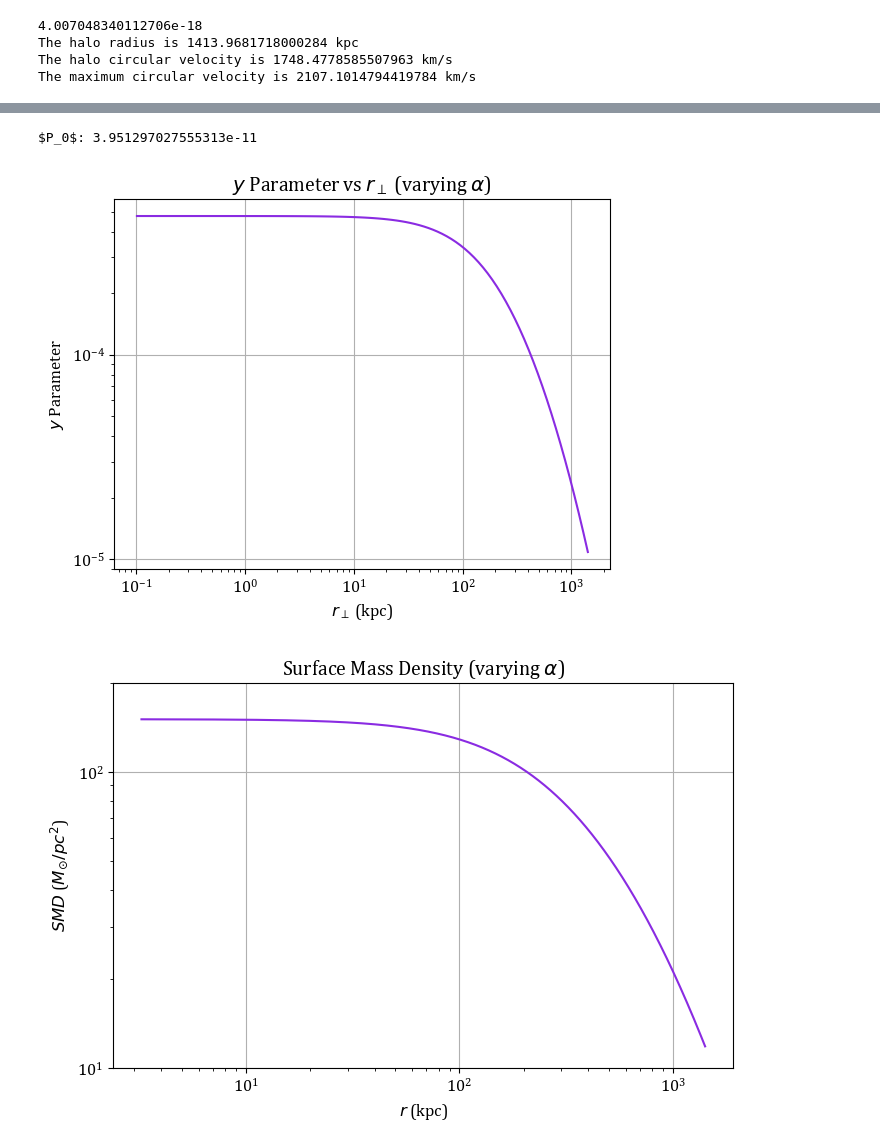
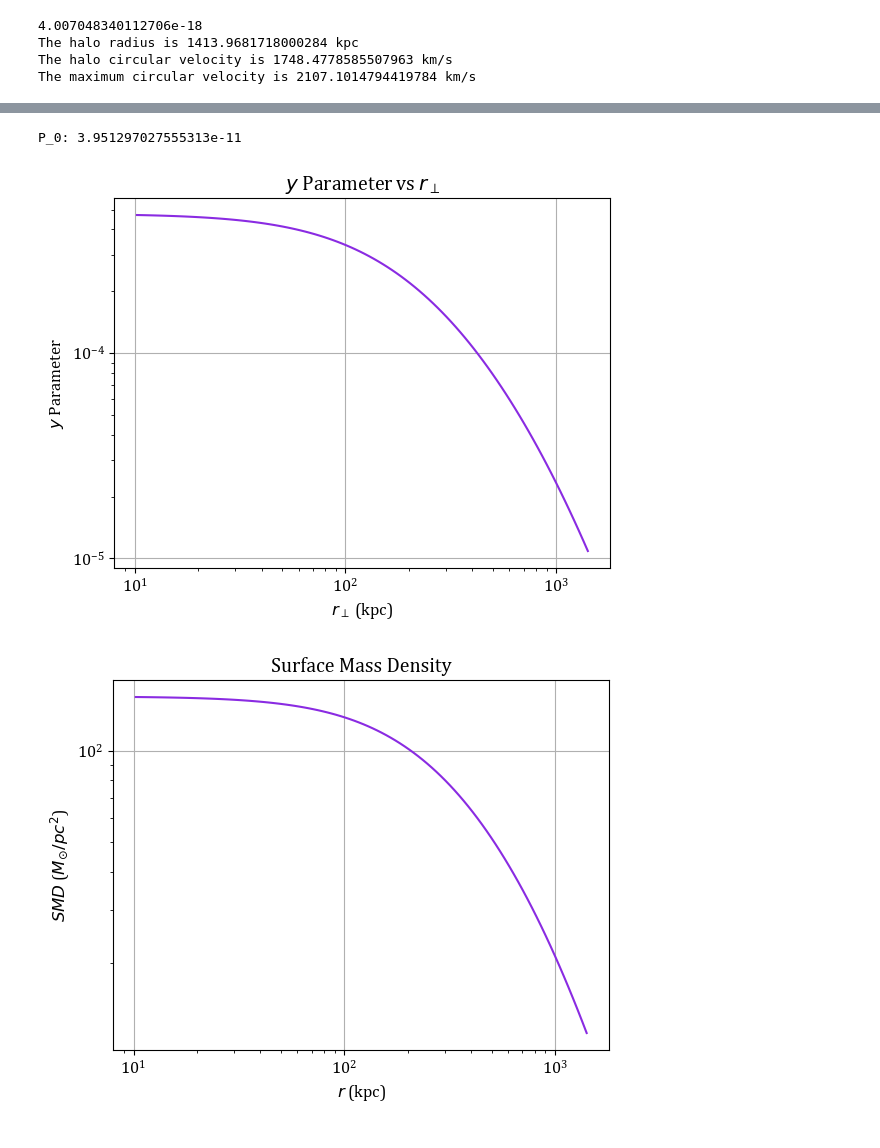
Before and after one commit to yaldizd/ExpCGM, a Jupyter notebook: model output/smd_compton_var_alpha_format.ipynb, the cells around one changed output, grey strips where cells are left out. Drawn from its saved outputs; the diff is of its cells as text; code cells hidden in the pictures.

```diff
--- a/model output/smd_compton_var_alpha_format.ipynb
+++ b/model output/smd_compton_var_alpha_format.ipynb
@@ -96,20 +104,27 @@ plt.grid(True)
 # %%
+# mass of the CGM
 M_CGM = f_b * M_halo
 
 r_0 = r_halo / ratio_point
 
+# pressure normalization
 P_0 = M_CGM * vphi2 / (4*np.pi * r_0**3 * I(r_halo/r_0))
 
-print('$P_0$:', P_0)
+print('P_0:', P_0)
 
+# density profile
 def rho(r):
     return P_0 * alpha(r/r_0) * f_P(r/r_0) / v2_NFW(r/r_0)
 
+# pressure profile
 def P(r):
     return P_0 * f_P(r/r_0)
 # %% [output]
-$P_0$: 3.951297027555313e-11
+P_0: 3.951297027555313e-11
 # %%
+# We can now start calculating different model outputs.
+
+# This is the integral along a line of sight that gives the Compton y parameter
 def y_parameter(r_perp):
     def integrand(r_parallel):
         r = np.sqrt(r_perp**2 + r_parallel**2)
@@ -119,7 +134,7 @@ def y_parameter(r_perp):
     coeff = (2 * P_0 * mu * sigma_T) / (mu_e * m_e * c**2)
     return coeff * integral
 
-r_perp_values = np.logspace(18.5, np.log10(r_halo), 100)
+r_perp_values = np.logspace(20.5, np.log10(r_halo), 100)
 y_values = np.vectorize(y_parameter)(r_perp_values)
 r_perp_values_kpc = r_perp_values / 3.086e19
 
@@ -131,37 +146,34 @@ plt.xscale('log')
 plt.yscale('log')
 plt.xlabel('$r_\\perp$ (kpc)')
 plt.ylabel('$y$ Parameter')
-plt.title('$y$ Parameter vs $r_\\perp$ (varying $\\alpha$)')
+plt.title('$y$ Parameter vs $r_\\perp$')
 plt.grid()
 plt.show()
 # %% [output]
-[figure, old version]
+[figure, new version]
 # %%
+# integrating density along lines of sight with the same method gives the surface mass density
 def SMD(r_perp):
     def integrand(r_parallel):
         r = np.sqrt(r_perp**2 + r_parallel**2)
         return rho(r)
 
     result, _ = integrate.quad(integrand, 0, r_halo, limit=500)
 
     return 2 * result
 
-r_p_values = np.linspace(1e20, r_halo, 10000)
-SMD_1_values = np.vectorize(SMD)(r_p_values)
-r_p_values_kpc = r_p_values / 3.086e19
+SMD_1_values = np.vectorize(SMD)(r_perp_values)
 SMD_1_values_Msunpc2 = SMD_1_values * 476.1698
 
 cfont = {'fontname':'cambria'}
 plt.rcParams['font.family'] = 'cambria'
 plt.rcParams['font.size'] = 12
-plt.figure(figsize=(8, 5))
-plt.plot(r_p_values_kpc, SMD_1_values_Msunpc2, color='blueviolet')
+plt.plot(r_perp_values_kpc, SMD_1_values_Msunpc2, color='blueviolet')
 plt.xlabel(r'$r$ (kpc)')
 plt.ylabel(r'$SMD$ ($M_{\odot} / pc^2$)')
-plt.title('Surface Mass Density (varying $\\alpha$)')
+plt.title('Surface Mass Density')
 plt.xscale('log')
 plt.yscale('log')
-plt.ylim(1e1, 2e2)
 plt.grid()
 # %% [output]
-[figure, old version]
+[figure, new version]
```
Also changed, not shown: parts of 2 cells of this notebook.
